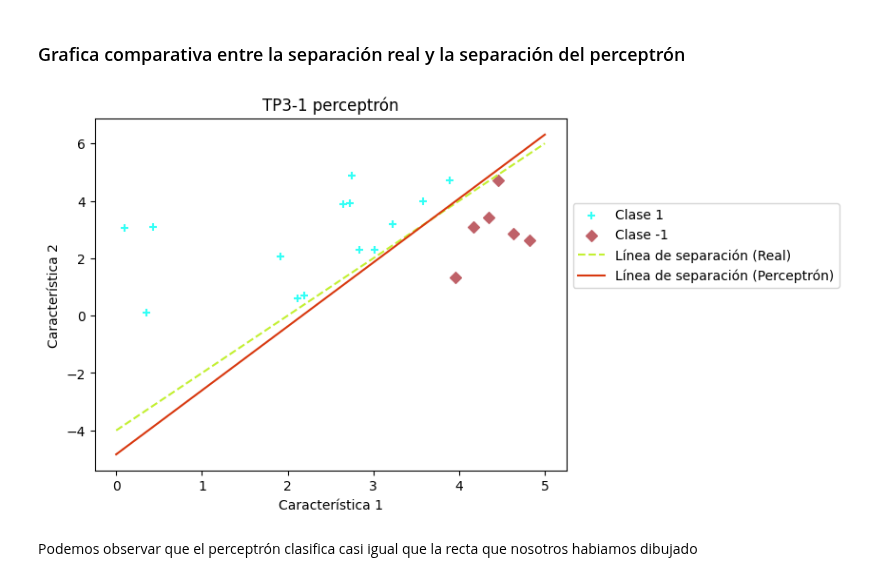
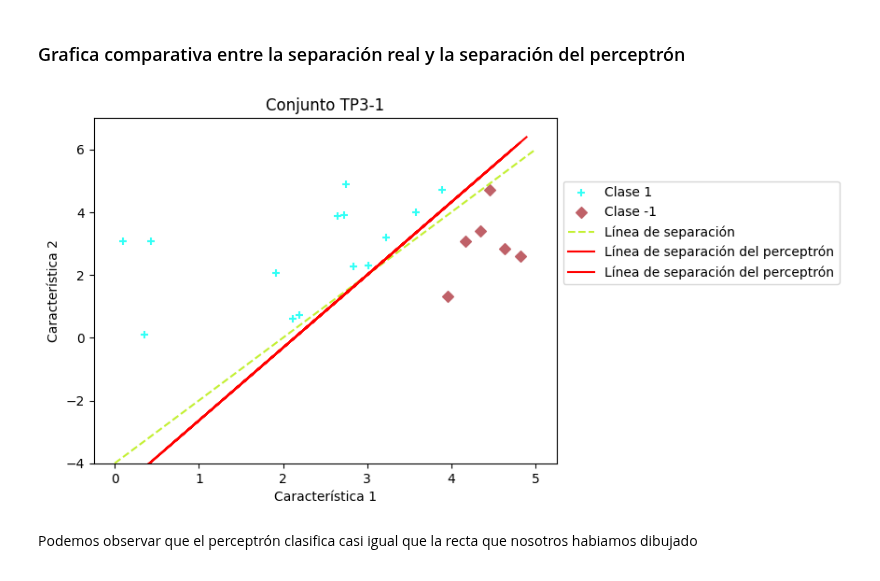
Before and after one commit to UnahurAprendizajeAutomatico/SVM, a Jupyter notebook: modelos/svm.ipynb, the cells around one changed output. Saved outputs shown, nothing was run; the diff lists cells and outputs as text; code cells hidden in the pictures.

```diff
--- a/modelos/svm.ipynb
+++ b/modelos/svm.ipynb
@@ -48,8 +47,8 @@ Se pude visualizar que el ___hiperplano___ de separación esta haciendo una buen
 # %%
 # Unir la cordenas de x1 y x2 en una solo conjunto de datos
-X_train = np.column_stack((x1,x2))
+X_1 = np.column_stack((x1,x2))
 
-y_train = y_real
+y_1 = y_real
 # %% [markdown]
 ## Se crea un perceptron simple escalon
 # %%
@@ -84,23 +84,19 @@ prediction = (weights,X_train,bias)
 # %% [markdown]
 ### Grafica comparativa entre la separación real y la separación del perceptrón
-# %%
-# Crear la gráfica
-plt.scatter(x1[y_real == 1], x2[y_real == 1], label='Clase 1',marker='+',color='#33FFF6')
-plt.scatter(x1[y_real == -1], x2[y_real == -1], label='Clase -1',marker='D',color='#BF6168')
-plt.plot([0, 5], [recta(0), recta(5)], color='#c3f032', linestyle='--', label='Línea de separación (Real)')
-
-#Linea separacion aprendida del perceptron
-
-# Línea de separación aprendida por el perceptrón
-x1_range = np.array([0, 5])
-x2_perceptron = (-weights[0] * x1_range - bias) / weights[1]
-plt.plot(x1_range, x2_perceptron, color='#d8380f', linestyle='-', label='Línea de separación (Perceptrón)')
-plt.xlabel('Característica 1')
-plt.ylabel('Característica 2')
-plt.legend(loc='lower left', bbox_to_anchor=(1, 0.5))
-plt.title('TP3-1 perceptrón')
-plt.show()
-# %% [output]
-[figure, removed]
+# %%
+# Visualizar los datos
+# Visualizar los datos
+plt.scatter(x1[y_real == 1], x2[y_real == 1], label='Clase 1',marker='+',color='#33FFF6')
+plt.scatter(x1[y_real == -1], x2[y_real == -1], label='Clase -1',marker='D',color='#BF6168')
+plt.plot([0, 5], [recta(0), recta(5)], color='#c3f032', linestyle='--', label='Línea de separación')
+plt.plot(X_1, y_perceptron, color='red', label='Línea de separación del perceptrón')
+plt.xlabel('Característica 1')
+plt.ylabel('Característica 2')
+plt.legend(loc='lower left',bbox_to_anchor=(1, 0.5))
+plt.title('Conjunto TP3-1')
+plt.ylim(bottom=-4, top=7)
+plt.show()
+# %% [output]
+[figure, added]
 # %% [markdown]
 Podemos observar que el perceptrón clasifica casi igual que la recta que nosotros habiamos dibujado
```
Also changed, not shown: parts of 23 cells of this notebook.
